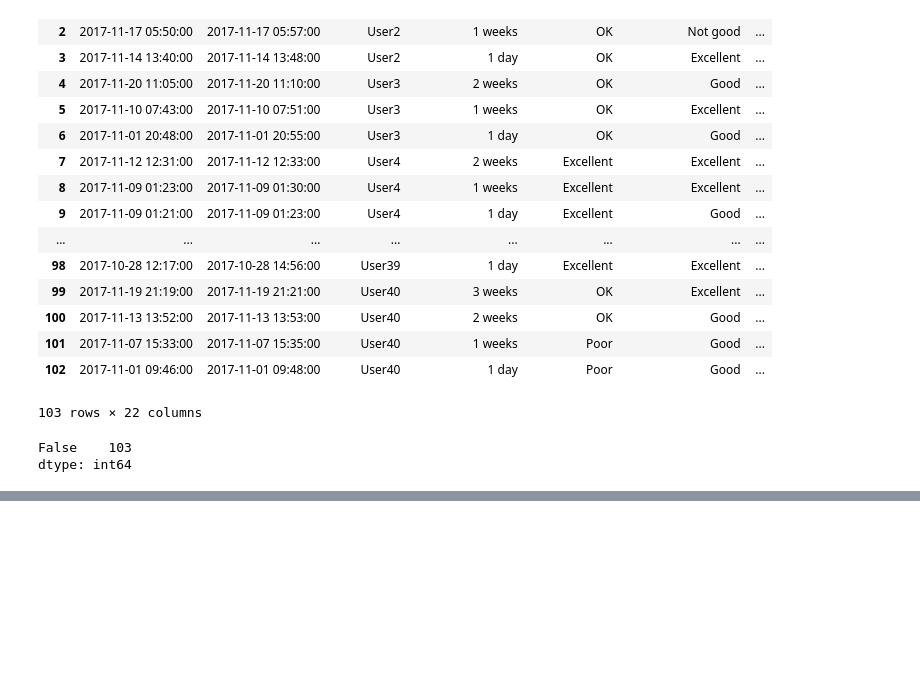
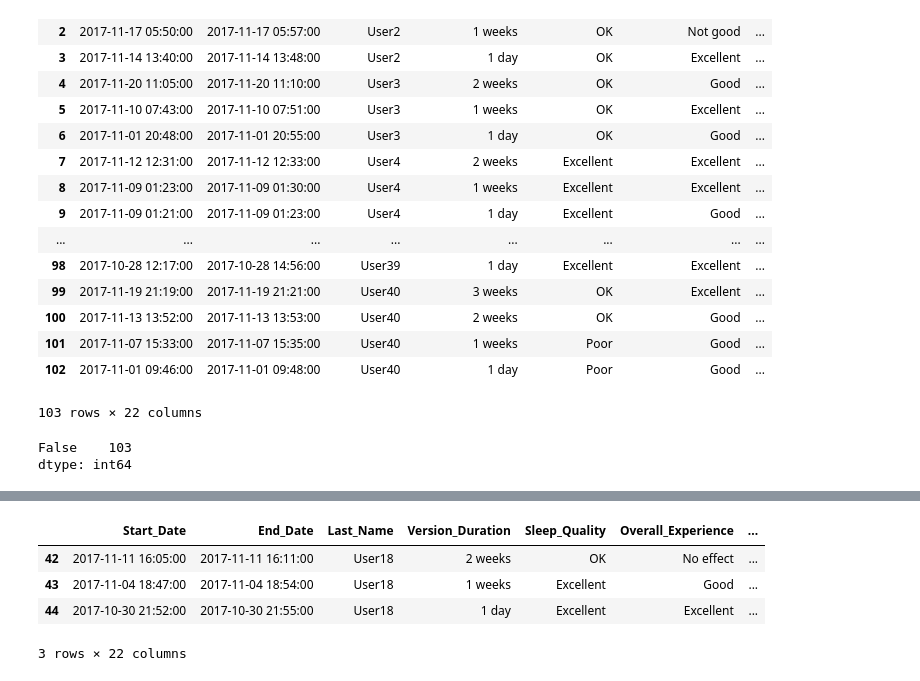
Before and after one commit to s-leung/NootropicProject, a Jupyter notebook: Data Cleaning - Trial 099.ipynb, the cells around one changed output, grey strips where cells are left out. Saved outputs shown, nothing was run; the diff lists cells and outputs as text; code cells hidden in the pictures; blank space fills up the shorter version.

```diff
--- a/Data Cleaning - Trial 099.ipynb
+++ b/Data Cleaning - Trial 099.ipynb
@@ -233,0 +336,8 @@ dtype: int64
+# %%
+df[df.Last_Name=='User18']
+# %% [output]
+|  | Start_Date | End_Date | Last_Name | Version_Duration | Sleep_Quality | Overall_Experience | ... |
+| 42 | 2017-11-11 16:05:00 | 2017-11-11 16:11:00 | User18 | 2 weeks | OK | No effect | ... |
+| 43 | 2017-11-04 18:47:00 | 2017-11-04 18:54:00 | User18 | 1 weeks | Excellent | Good | ... |
+| 44 | 2017-10-30 21:52:00 | 2017-10-30 21:55:00 | User18 | 1 day | Excellent | Excellent | ... |
+3 rows × 22 columns
```
Also changed, not shown: parts of 41 cells of this notebook, 1 other file.
